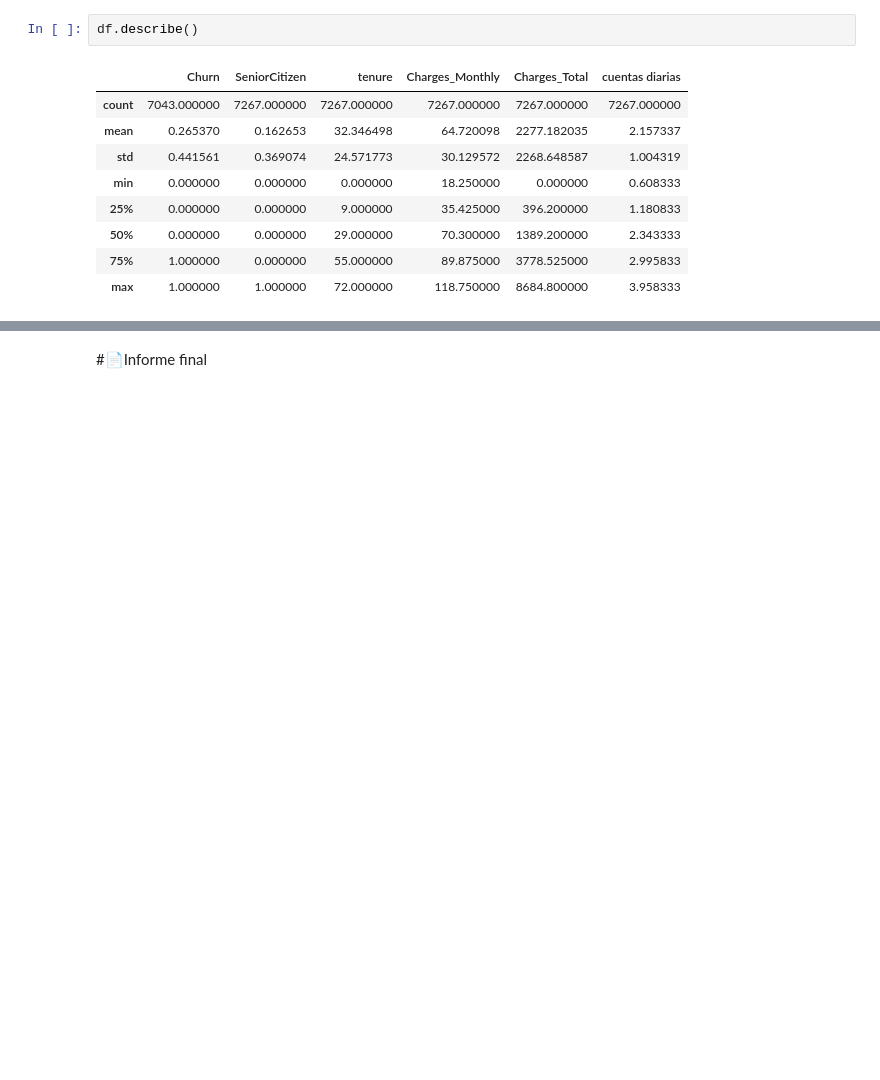
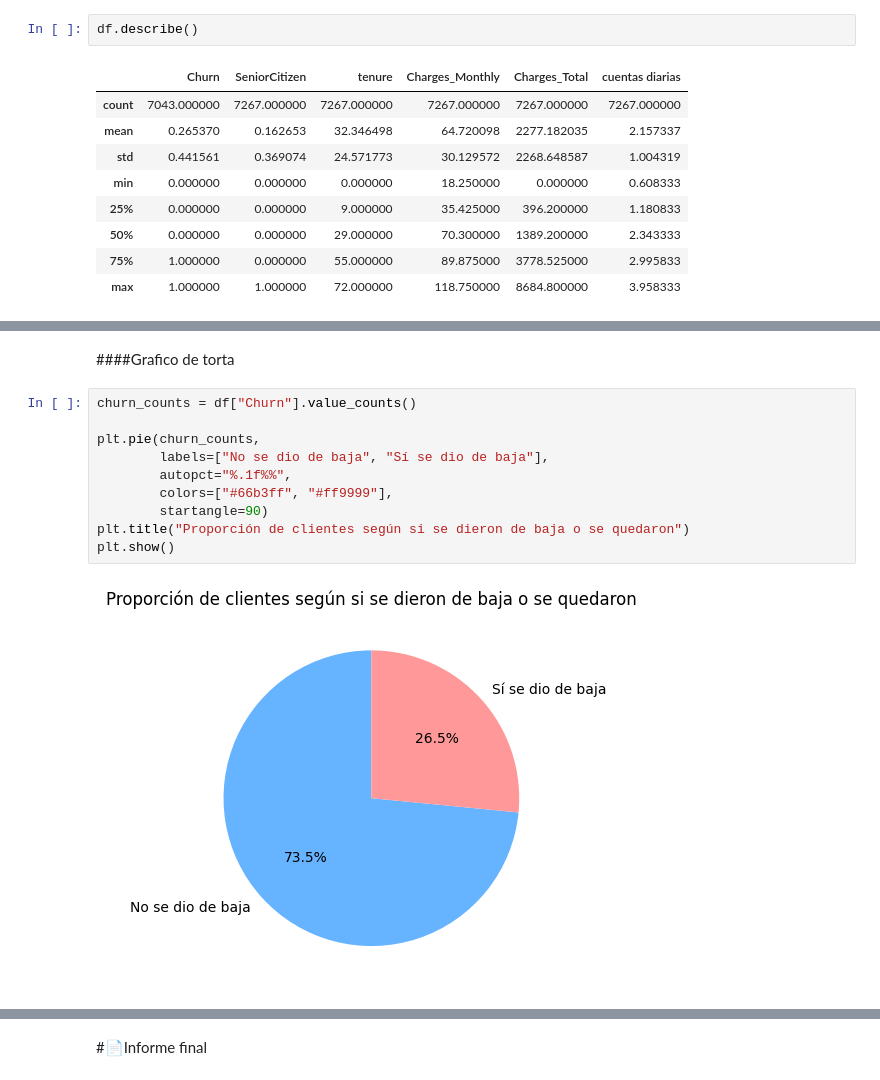
Before and after one commit to marianalarra/ChallengeTelecom, a Jupyter notebook: TelecomX_LATAM.ipynb, the cells around one changed output, grey strips where cells are left out. Drawn from its saved outputs; the diff is of its cells as text; blank space fills up the shorter version.

```diff
--- a/TelecomX_LATAM.ipynb
+++ b/TelecomX_LATAM.ipynb
@@ -234,0 +248,14 @@ Passing `palette` without assigning `hue` is deprecated and will be removed in v
+# %% [markdown]
+####Grafico de torta
+# %%
+churn_counts = df["Churn"].value_counts()
+
+plt.pie(churn_counts,
+        labels=["No se dio de baja", "Sí se dio de baja"],
+        autopct="%.1f%%",
+        colors=["#66b3ff", "#ff9999"],
+        startangle=90)
+plt.title("Proporción de clientes según si se dieron de baja o se quedaron")
+plt.show()
+# %% [output]
+[figure, added]
```
Also changed, not shown: parts of 33 cells of this notebook.
